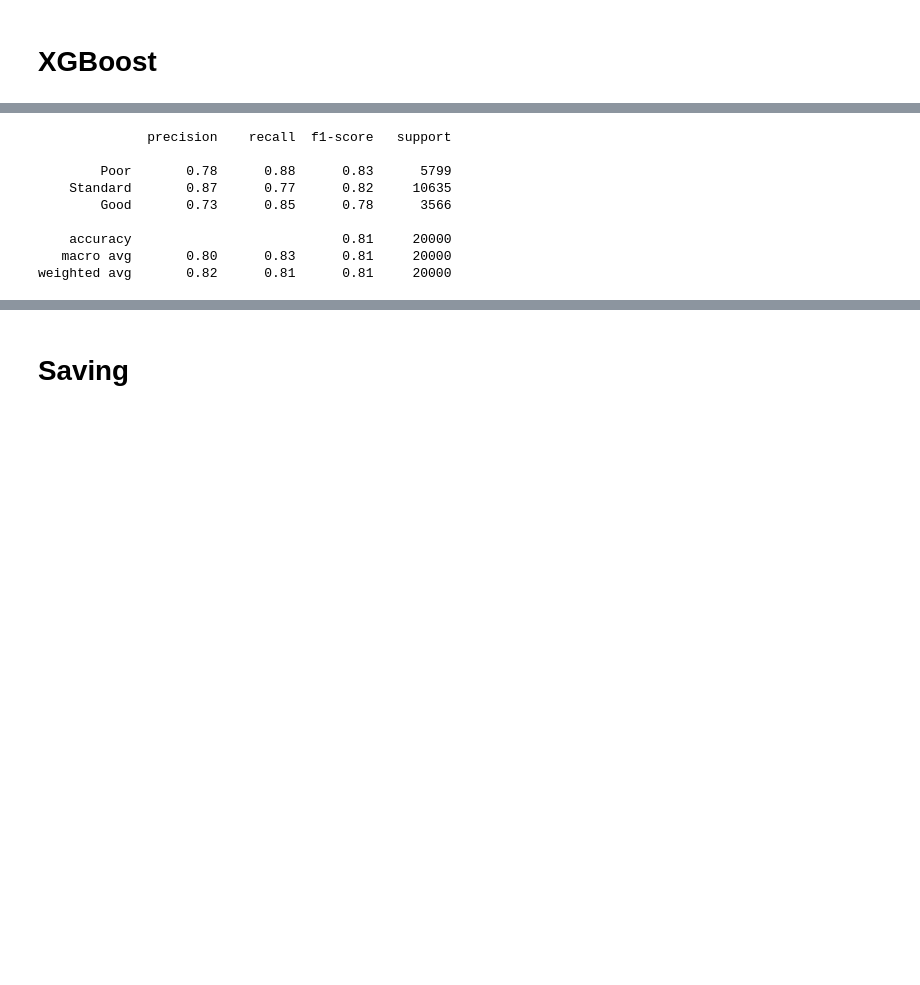
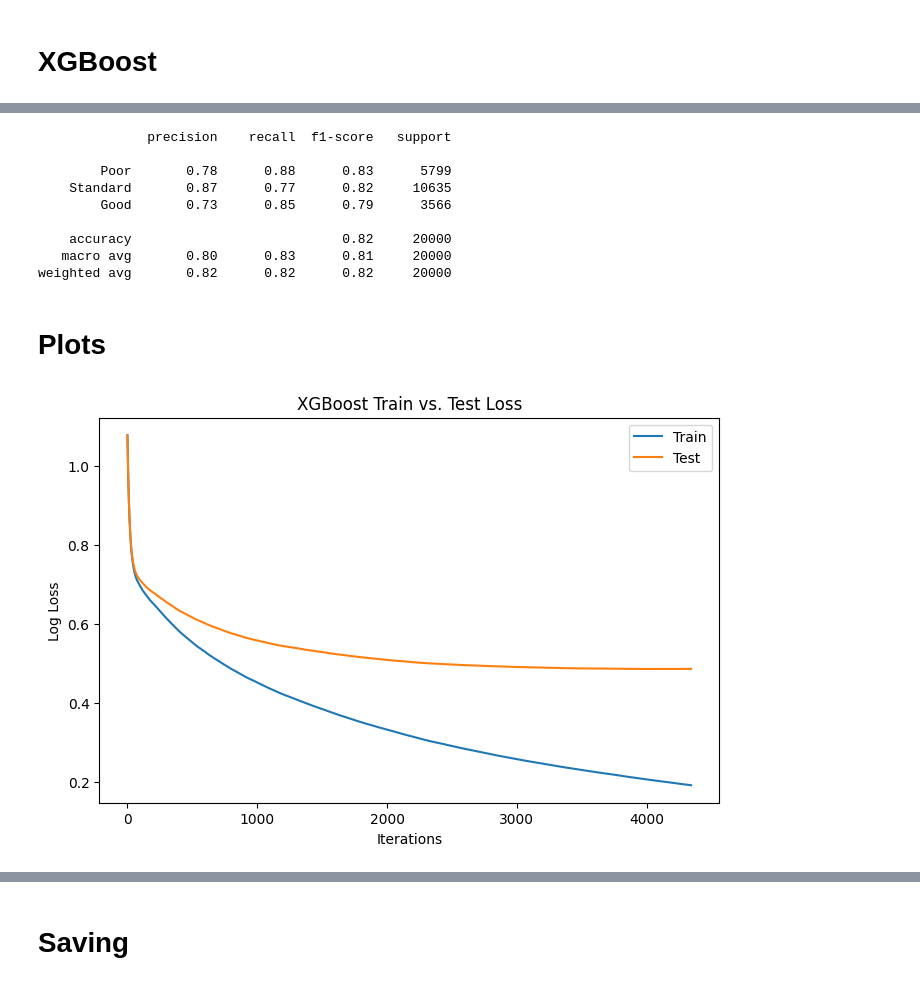
Before and after one commit to OZakaria37/Credit-Scoring, a Jupyter notebook: notebooks/modeling.ipynb, the cells around one changed output, grey strips where cells are left out. Drawn from its saved outputs; the diff is of its cells as text; code cells hidden in the pictures; blank space fills up the shorter version.

Commit message:
Added train\test and confusion matrix plots and updated readme.

```diff
--- a/notebooks/modeling.ipynb
+++ b/notebooks/modeling.ipynb
@@ -35,7 +37,7 @@ model = XGBClassifier(
     eval_metric="mlogloss",
     random_state=37,
     tree_method="hist",
-    n_estimators=4000,
+    n_estimators=5000,
     learning_rate=0.04,
     early_stopping_rounds=200,
 )
@@ -43,7 +45,7 @@ model = XGBClassifier(
 model.fit(
     X_train, y_train,
     sample_weight=sample_weights,
-    eval_set=[(X_test, y_test)],
+    eval_set=[(X_train, y_train), (X_test, y_test)],
     verbose=200
 )
 # %% [output]
@@ -84,8 +86,26 @@ print(classification_report(y_test, y_pred, target_names=score_map.keys()))
 
         Poor       0.78      0.88      0.83      5799
     Standard       0.87      0.77      0.82     10635
-        Good       0.73      0.85      0.78      3566
+        Good       0.73      0.85      0.79      3566
 
-    accuracy                           0.81     20000
+    accuracy                           0.82     20000
    macro avg       0.80      0.83      0.81     20000
-weighted avg       0.82      0.81      0.81     20000
+weighted avg       0.82      0.82      0.82     20000
+# %% [markdown]
+# Plots
+# %%
+results = model.evals_result()
+
+epochs = len(results['validation_0']['mlogloss'])
+x_axis = range(0, epochs)
+
+plt.figure(figsize=(8, 5))
+plt.plot(x_axis, results['validation_0']['mlogloss'], label='Train')
+plt.plot(x_axis, results['validation_1']['mlogloss'], label='Test')
+plt.xlabel('Iterations')
+plt.ylabel('Log Loss')
+plt.title('XGBoost Train vs. Test Loss')
+plt.legend()
+plt.show()
+# %% [output]
+[figure, added]
```
Also changed, not shown: parts of 5 cells of this notebook, 1 other file.
